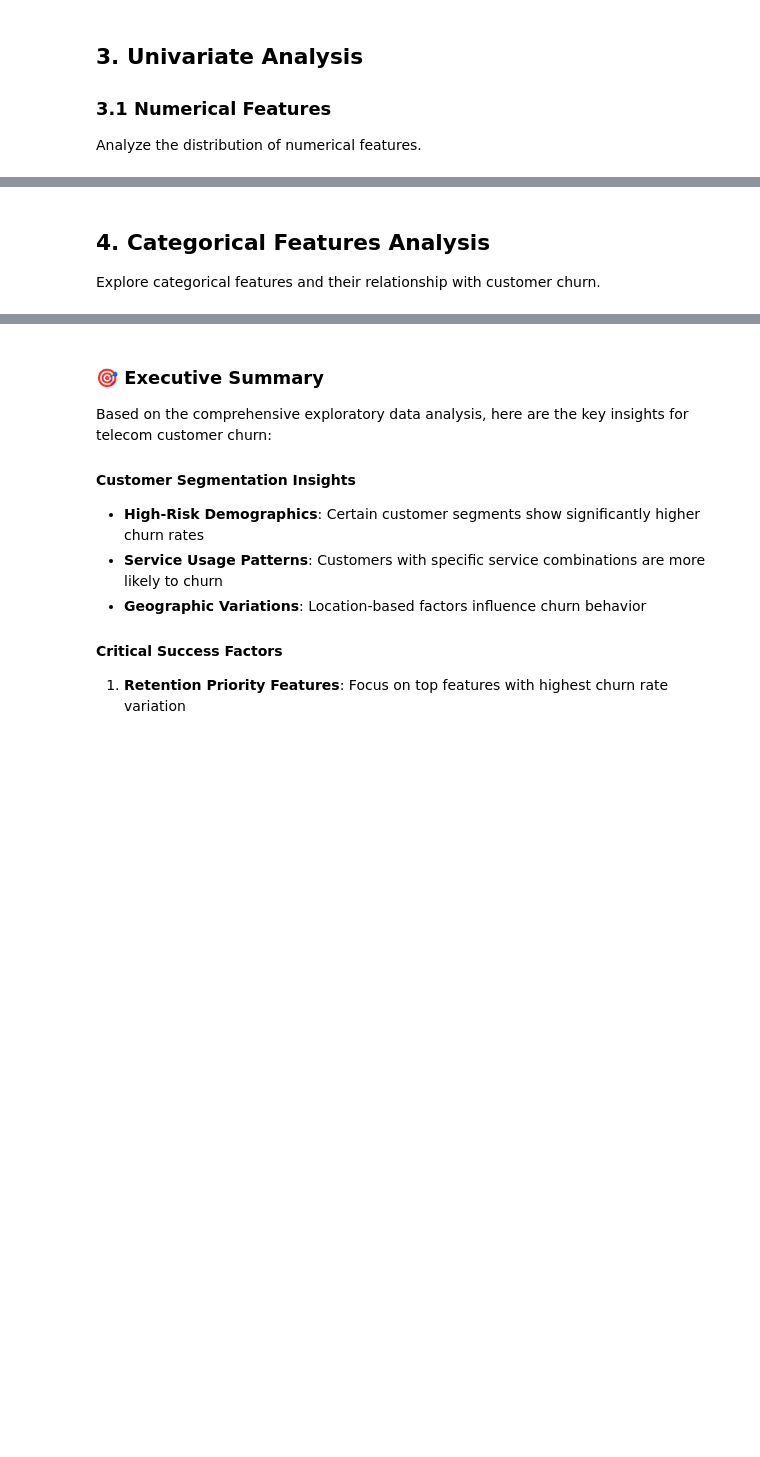
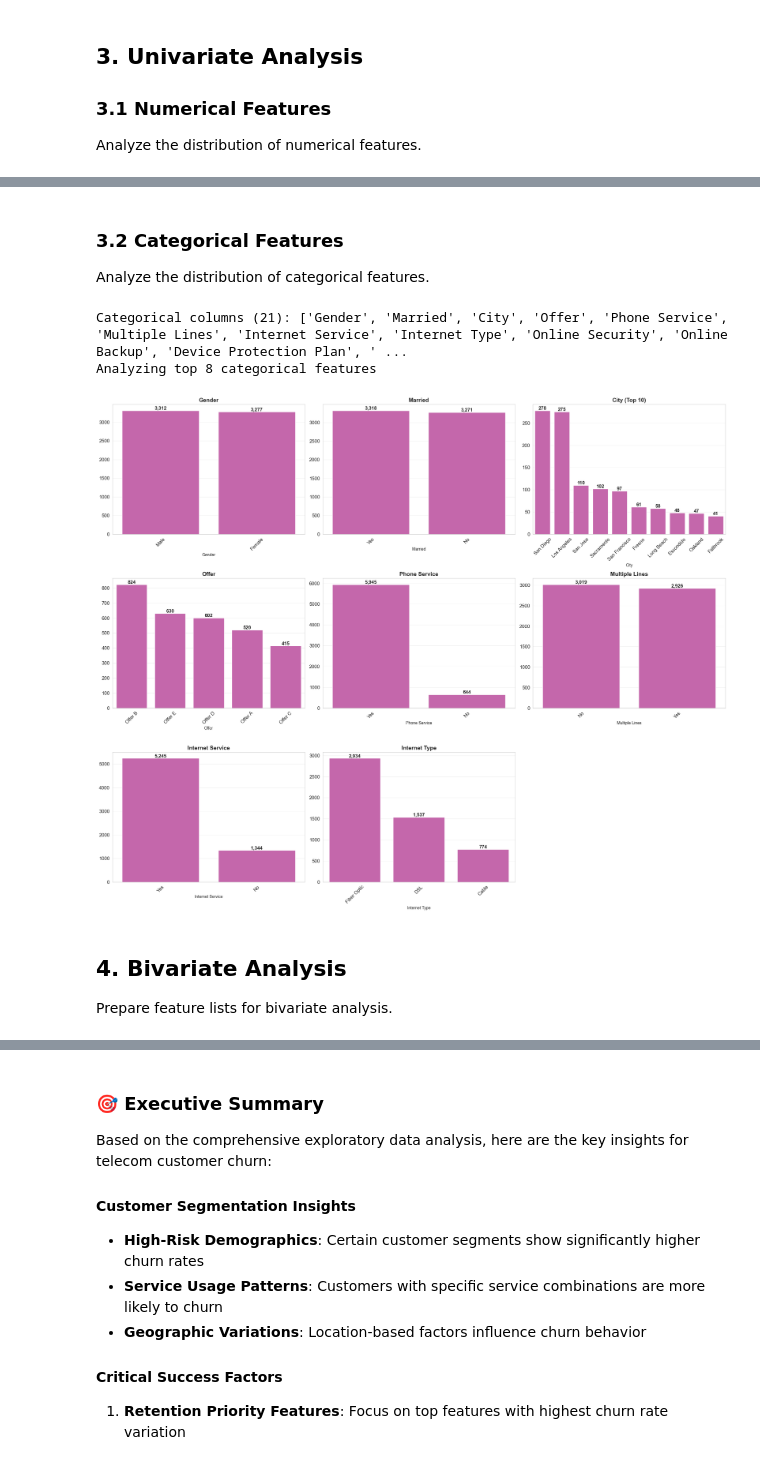
Before and after one commit to Nailfaaz/telecom-customer-churn, a Jupyter notebook: code/02_exploratory_data_analysis.ipynb, the cells around one changed output, grey strips where cells are left out. Saved outputs shown, nothing was run; the diff lists cells and outputs as text; code cells hidden in the pictures; blank space fills up the shorter version.

```diff
--- a/code/02_exploratory_data_analysis.ipynb
+++ b/code/02_exploratory_data_analysis.ipynb
@@ -166,5 +206,75 @@ IndentationError: unindent does not match any outer indentation level (<string>,
-# %% [markdown]
-## 4. Categorical Features Analysis <a class="anchor" id="categorical_features_analysis"></a>
-
-Explore categorical features and their relationship with customer churn.
+# %% [markdown]
+### 3.2 Categorical Features <a id="categorical_features"></a>
+
+Analyze the distribution of categorical features.
+# %%
+# Identify categorical columns
+categorical_cols = df.select_dtypes(include=['object']).columns.tolist()
+# Remove target variable
+categorical_cols = [col for col in categorical_cols if col != 'Customer Status']
+
+print(f"Categorical columns ({len(categorical_cols)}): {categorical_cols}")
+
+# Select top categorical features for detailed analysis (limit to avoid overcrowding)
+top_categorical = categorical_cols[:8]  # Analyze top 8 features for better layout
+print(f"Analyzing top {len(top_categorical)} categorical features")
+# %% [output]
+Categorical columns (21): ['Gender', 'Married', 'City', 'Offer', 'Phone Service', 'Multiple Lines', 'Internet Service', 'Internet Type', 'Online Security', 'Online Backup', 'Device Protection Plan', ' ...
+Analyzing top 8 categorical features
+# %%
+import matplotlib.pyplot as plt
+import seaborn as sns
+
+if categorical_cols:
+    n_features = len(top_categorical)
+    n_rows = (n_features + 2) // 3   # 3 features per row
+
+    fig, axes = plt.subplots(n_rows, 3, figsize=(22, 6 * n_rows))
+    axes = axes.flatten()
+
+    categorical_color = analysis_colors['Categorical']  # e.g. '#d358b2'
+
+    for i, col in enumerate(top_categorical):
+        n_unique = df[col].nunique()
+        value_counts = df[col].value_counts().head(10)  # top 10 only if needed
+
+        sns.barplot(
+            x=value_counts.index,
+            y=value_counts.values,
+            color=categorical_color,
+            ax=axes[i]
+        )
+
+        # Dynamic title
+        if n_unique > 10:
+            title = f"{col} (Top 10)"
+        else:
+            title = f"{col}"
+
+        axes[i].set_title(title, fontsize=14, fontweight='bold')
+        axes[i].tick_params(axis='x', rotation=45, labelsize=12)
+        axes[i].tick_params(axis='y', labelsize=12)
+        axes[i].grid(True, alpha=0.3, axis='y')
+
+        # Add count labels
+        for p, count in zip(axes[i].patches, value_counts.values):
+            axes[i].annotate(f'{count:,}',
+                             (p.get_x() + p.get_width()/2., count),
+                             ha='center', va='bottom', fontsize=12, fontweight="bold")
+
+    # Hide unused subplots
+    for j in range(i+1, len(axes)):
+        axes[j].set_visible(False)
+
+    plt.tight_layout()
+    plt.show()
+
+else:
+    print("No categorical columns found for analysis.")
+# %% [output]
+[figure, added]
+# %% [markdown]
+## 4. Bivariate Analysis <a class="anchor" id="bivariate_analysis"></a>
+
+Prepare feature lists for bivariate analysis.
 # %%
```
Also changed, not shown: parts of 25 cells of this notebook.
